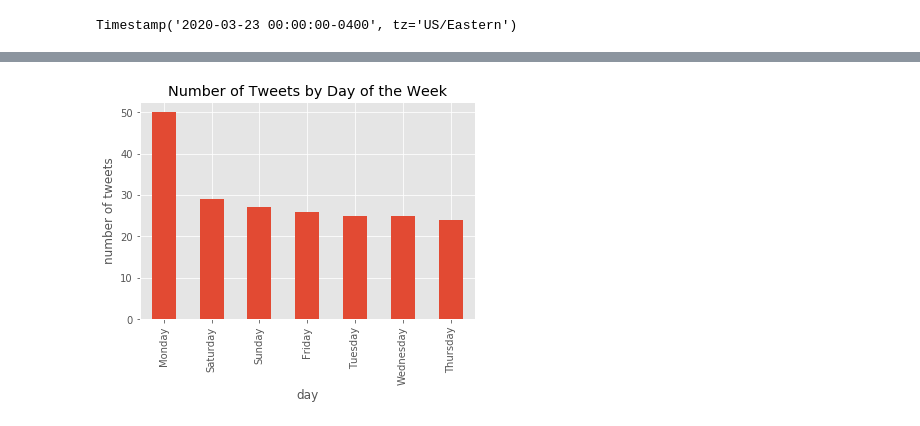
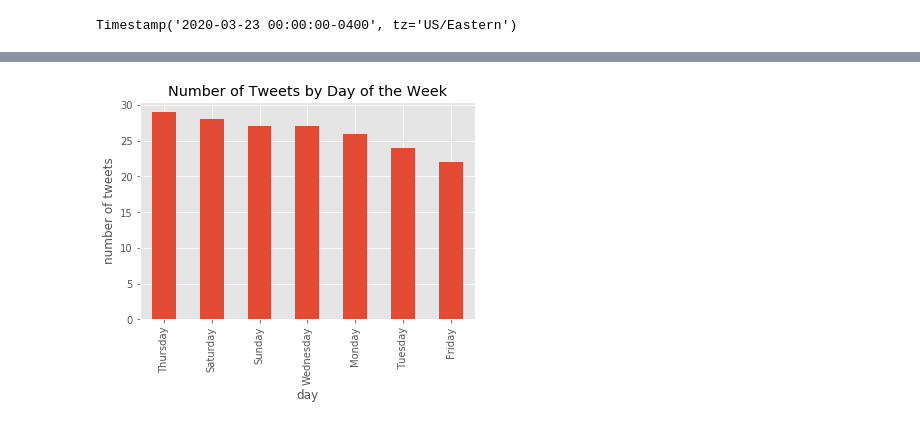
Before and after one commit to four-insightfellows-corona-project/tweets_obtaining_preprocessing, a Jupyter notebook: EDA.ipynb, the cells around one changed output, grey strips where cells are left out. Saved outputs shown, nothing was run; the diff lists cells and outputs as text; code cells hidden in the pictures.

```diff
--- a/EDA.ipynb
+++ b/EDA.ipynb
@@ -100,7 +120,9 @@ So far, there have been 16 tweets related to the crowding level in Prospect Park
 yticks=pd.Series(range(0,20))
 xticks=pd.Series(range(0,24))
 
-plt.hist(df_corona.hour, bins=24, rwidth=0.9)
+df_nohellman = df[df.username != 'dannyhellman']
+
+plt.hist(df_nohellman.hour, bins=24, rwidth=0.9)
 plt.yticks(ticks=yticks)
 plt.xticks(ticks=xticks)
 plt.tight_layout()
@@ -145,14 +167,14 @@ plt.show()
 ## Double check that these hours are correct -- time zone
 ## make a plot with hr on the x and # tweets on y, w line for each day of week
 # %%
-df_corona['day_of_week'].value_counts().plot(kind='bar')
+df_nohellman['day_of_week'].value_counts().plot(kind='bar')
 plt.title("Number of Tweets by Day of the Week")
 plt.xlabel("day")
 plt.ylabel("number of tweets")
 plt.savefig("tweethist_day.png", dpi=300, bbox_inches='tight')
 plt.show()
 # %% [output]
-[figure, old version]
+[figure, new version]
 # %%
 # Reload for new session
 df = pd.read_pickle("./df_corona.pkl")
```
Also changed, not shown: parts of 9 cells of this notebook, 10 other files.
